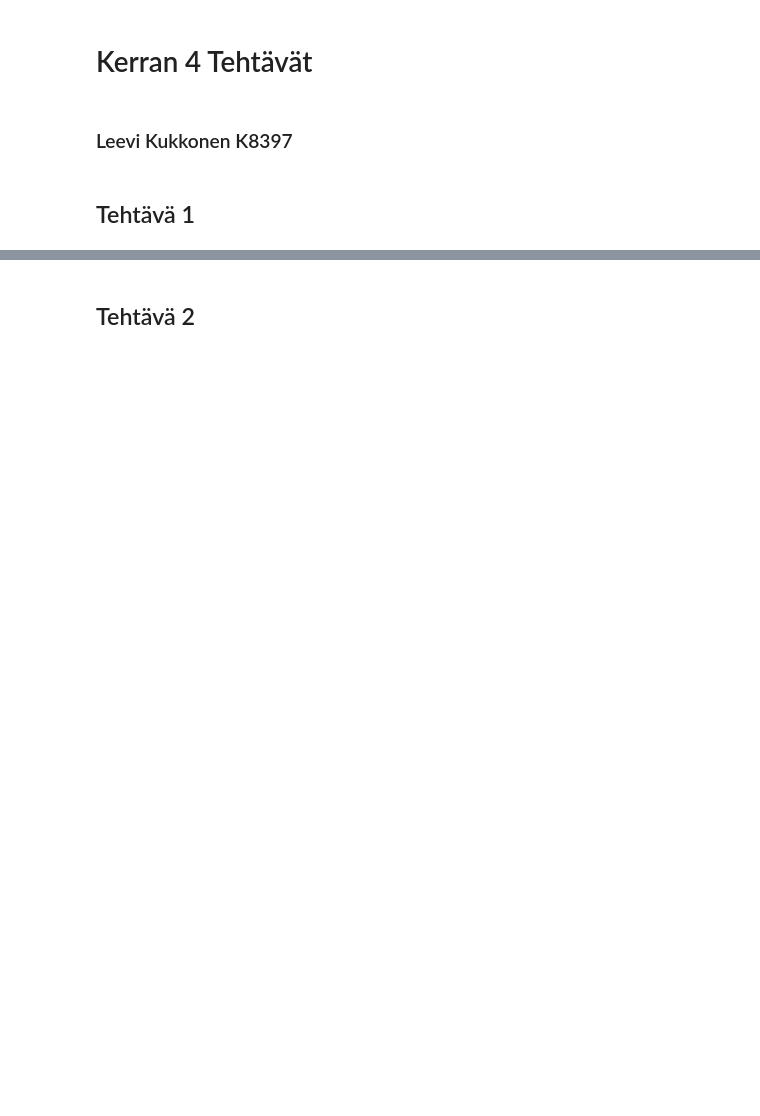
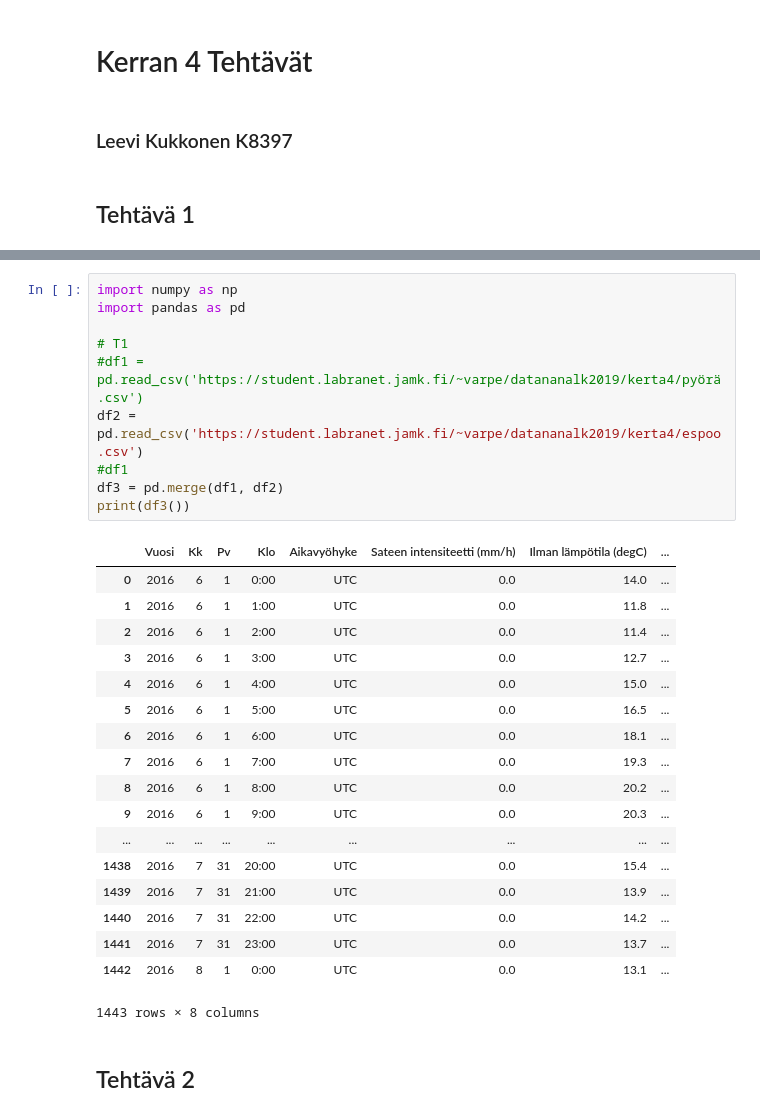
Before and after one commit to Lewizkuz/lewrep, a Jupyter notebook: data_analythics/tehtavat/kerta4/leevikukkonen.ipynb, the cells around one changed output, grey strips where cells are left out. Saved outputs shown, nothing was run; the diff lists cells and outputs as text; blank space fills up the shorter version.

```diff
--- a/data_analythics/tehtavat/kerta4/leevikukkonen.ipynb
+++ b/data_analythics/tehtavat/kerta4/leevikukkonen.ipynb
@@ -23,2 +7,31 @@ Name: Age, dtype: int64
+# %%
+import numpy as np
+import pandas as pd
+
+# T1
+#df1 = pd.read_csv('https://student.labranet.jamk.fi/~varpe/datananalk2019/kerta4/pyörä.csv')
+df2 = pd.read_csv('https://student.labranet.jamk.fi/~varpe/datananalk2019/kerta4/espoo.csv')
+#df1
+df3 = pd.merge(df1, df2)
+print(df3())
+# %% [output]
+|  | Vuosi | Kk | Pv | Klo | Aikavyöhyke | Sateen intensiteetti (mm/h) | Ilman lämpötila (degC) | ... |
+| 0 | 2016 | 6 | 1 | 0:00 | UTC | 0.0 | 14.0 | ... |
+| 1 | 2016 | 6 | 1 | 1:00 | UTC | 0.0 | 11.8 | ... |
+| 2 | 2016 | 6 | 1 | 2:00 | UTC | 0.0 | 11.4 | ... |
+| 3 | 2016 | 6 | 1 | 3:00 | UTC | 0.0 | 12.7 | ... |
+| 4 | 2016 | 6 | 1 | 4:00 | UTC | 0.0 | 15.0 | ... |
+| 5 | 2016 | 6 | 1 | 5:00 | UTC | 0.0 | 16.5 | ... |
+| 6 | 2016 | 6 | 1 | 6:00 | UTC | 0.0 | 18.1 | ... |
+| 7 | 2016 | 6 | 1 | 7:00 | UTC | 0.0 | 19.3 | ... |
+| 8 | 2016 | 6 | 1 | 8:00 | UTC | 0.0 | 20.2 | ... |
+| 9 | 2016 | 6 | 1 | 9:00 | UTC | 0.0 | 20.3 | ... |
+| ... | ... | ... | ... | ... | ... | ... | ... | ... |
+| 1438 | 2016 | 7 | 31 | 20:00 | UTC | 0.0 | 15.4 | ... |
+| 1439 | 2016 | 7 | 31 | 21:00 | UTC | 0.0 | 13.9 | ... |
+| 1440 | 2016 | 7 | 31 | 22:00 | UTC | 0.0 | 14.2 | ... |
+| 1441 | 2016 | 7 | 31 | 23:00 | UTC | 0.0 | 13.7 | ... |
+| 1442 | 2016 | 8 | 1 | 0:00 | UTC | 0.0 | 13.1 | ... |
+1443 rows × 8 columns
 # %% [markdown]
 ## Tehtävä 2
```
Also changed, not shown: parts of 4 cells of this notebook.
